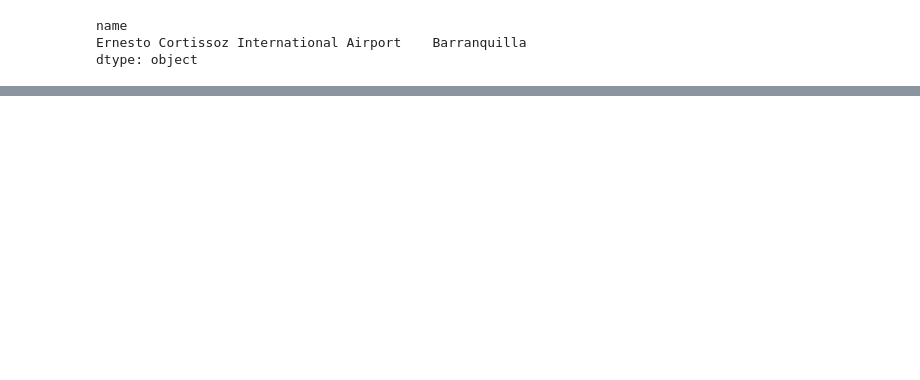
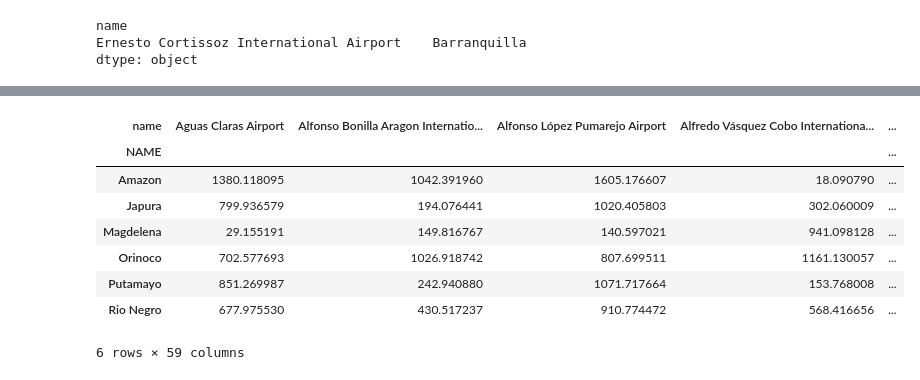
Before and after one commit to ZairaYacsavilca/efinal_parte1, a Jupyter notebook: Untitled.ipynb, the cells around one changed output, grey strips where cells are left out. Drawn from its saved outputs; the diff is of its cells as text; code cells hidden in the pictures; blank space fills up the shorter version.

```diff
--- a/Untitled.ipynb
+++ b/Untitled.ipynb
@@ -206,0 +217,15 @@ mediumAirports[mediumAirports.name.str.contains('Ernesto Cortissoz International
+# %%
+distanceMatrixKM_riv_air=rivers.set_index('NAME').geometry.apply\
+                        (lambda g: mediumAirports.set_index('name').geometry.distance(g)/1000).\
+                        sort_index(axis=0).sort_index(axis=1)
+distanceMatrixKM_riv_air
+# %% [output]
+| name | Aguas Claras Airport | Alfonso Bonilla Aragon Internatio... | Alfonso López Pumarejo Airport | Alfredo Vásquez Cobo Internationa... | ... |
+| NAME |  |  |  |  | ... |
+| Amazon | 1380.118095 | 1042.391960 | 1605.176607 | 18.090790 | ... |
+| Japura | 799.936579 | 194.076441 | 1020.405803 | 302.060009 | ... |
+| Magdelena | 29.155191 | 149.816767 | 140.597021 | 941.098128 | ... |
+| Orinoco | 702.577693 | 1026.918742 | 807.699511 | 1161.130057 | ... |
+| Putamayo | 851.269987 | 242.940880 | 1071.717664 | 153.768008 | ... |
+| Rio Negro | 677.975530 | 430.517237 | 910.774472 | 568.416656 | ... |
+6 rows × 59 columns
```
Also changed, not shown: parts of 7 cells of this notebook.
